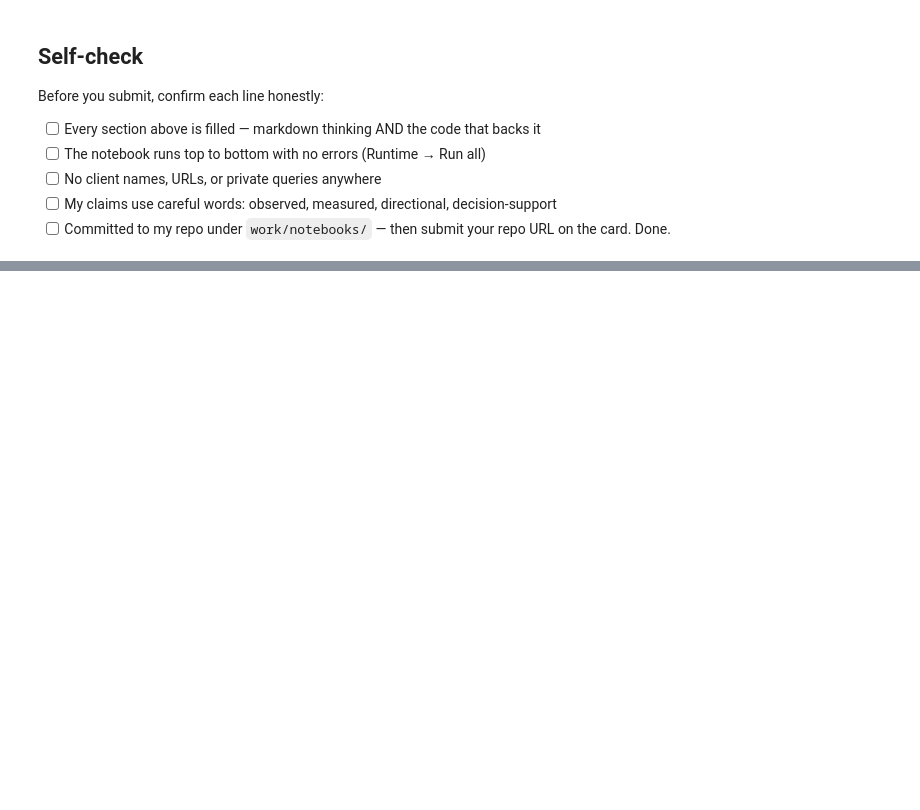
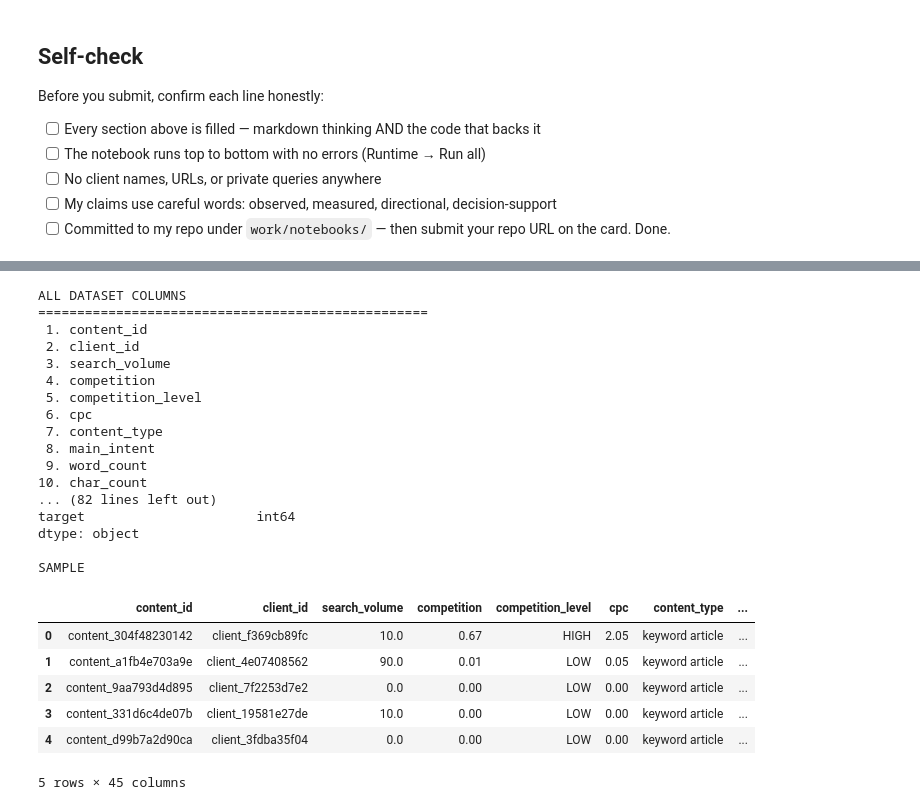
Before and after one commit to muhammadusmanshakir/flyrank-ml-internship, a Jupyter notebook: work/notebooks/w05_model.ipynb, the cells around one changed output, grey strips where cells are left out. Drawn from its saved outputs; the diff is of its cells as text; code cells hidden in the pictures; blank space fills up the shorter version.

```diff
--- a/work/notebooks/w05_model.ipynb
+++ b/work/notebooks/w05_model.ipynb
@@ -109,0 +598,38 @@ Self-Check Passed: Notebook structure and variables validated successfully.
+# %%
+print("ALL DATASET COLUMNS")
+print("=" * 50)
+
+for i, col in enumerate(df.columns, 1):
+    print(f"{i:2}. {col}")
+
+print("\nDATA TYPES")
+print("=" * 50)
+print(df.dtypes)
+
+print("\nSAMPLE")
+display(df.head())
+# %% [output]
+ALL DATASET COLUMNS
+==================================================
+ 1. content_id
+ 2. client_id
+ 3. search_volume
+ 4. competition
+ 5. competition_level
+ 6. cpc
+ 7. content_type
+ 8. main_intent
+ 9. word_count
+10. char_count
+... (82 lines left out)
+target                      int64
+dtype: object
+
+SAMPLE
+|  | content_id | client_id | search_volume | competition | competition_level | cpc | content_type | ... |
+| 0 | content_304f48230142 | client_f369cb89fc | 10.0 | 0.67 | HIGH | 2.05 | keyword article | ... |
+| 1 | content_a1fb4e703a9e | client_4e07408562 | 90.0 | 0.01 | LOW | 0.05 | keyword article | ... |
+| 2 | content_9aa793d4d895 | client_7f2253d7e2 | 0.0 | 0.00 | LOW | 0.00 | keyword article | ... |
+| 3 | content_331d6c4de07b | client_19581e27de | 10.0 | 0.00 | LOW | 0.00 | keyword article | ... |
+| 4 | content_d99b7a2d90ca | client_3fdba35f04 | 0.0 | 0.00 | LOW | 0.00 | keyword article | ... |
+5 rows × 45 columns
```
Also changed, not shown: parts of 31 cells of this notebook.
